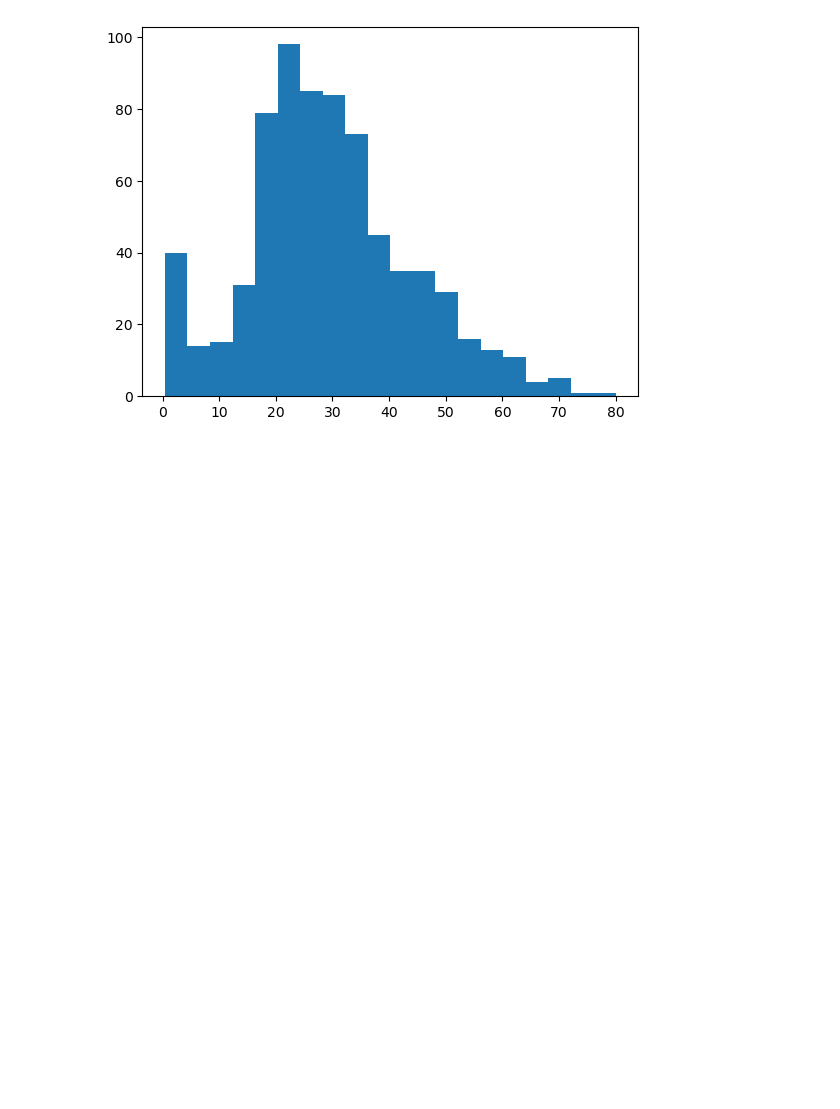
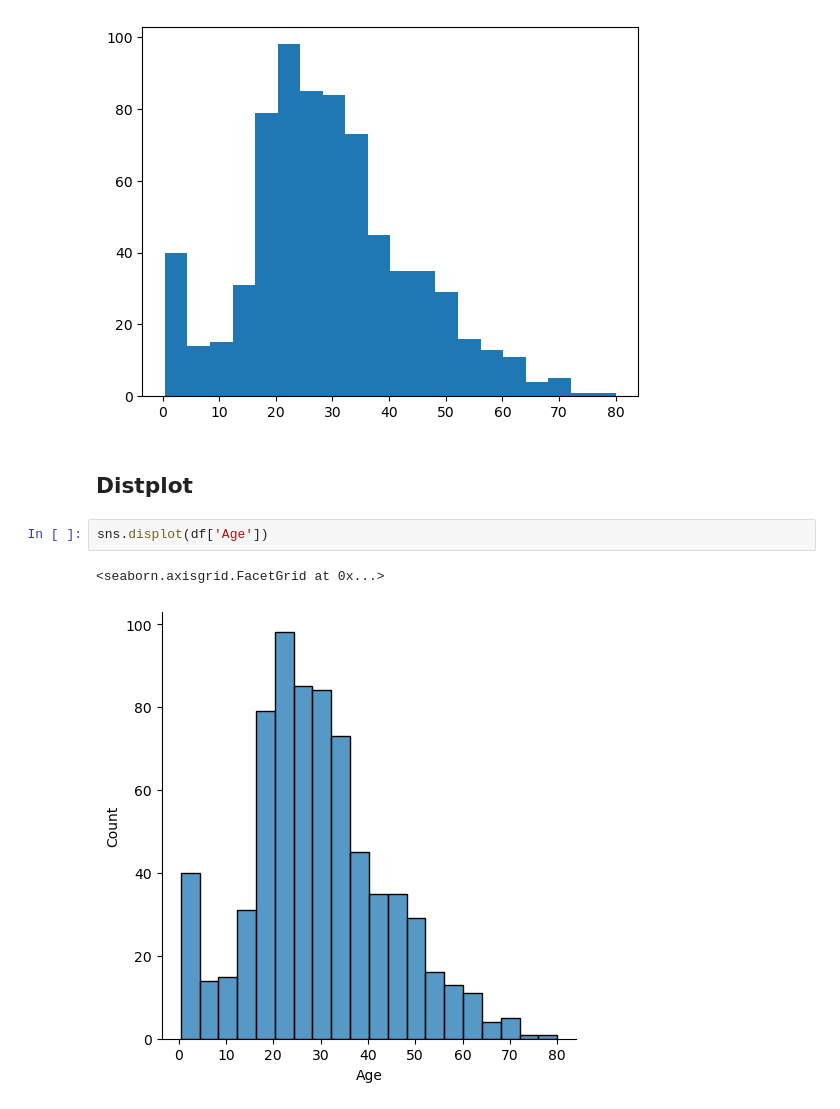
Before and after one commit to PrathameshP26/Data_analytics, a Jupyter notebook: Univariate_Analysis.ipynb, the cells around one changed output. Drawn from its saved outputs; the diff is of its cells as text; blank space fills up the shorter version.

```diff
--- a/Univariate_Analysis.ipynb
+++ b/Univariate_Analysis.ipynb
@@ -65,3 +65,10 @@ plt.hist(df['Age'],bins=20)
         64.084, 68.063, 72.042, 76.021, 80.   ]),
  <BarContainer object of 20 artists>)
 [figure]
+# %% [markdown]
+## Distplot
+# %%
+sns.displot(df['Age'])
+# %% [output]
+<seaborn.axisgrid.FacetGrid at 0x...>
+[figure, added]
```
Also changed, not shown: parts of 7 cells of this notebook.
